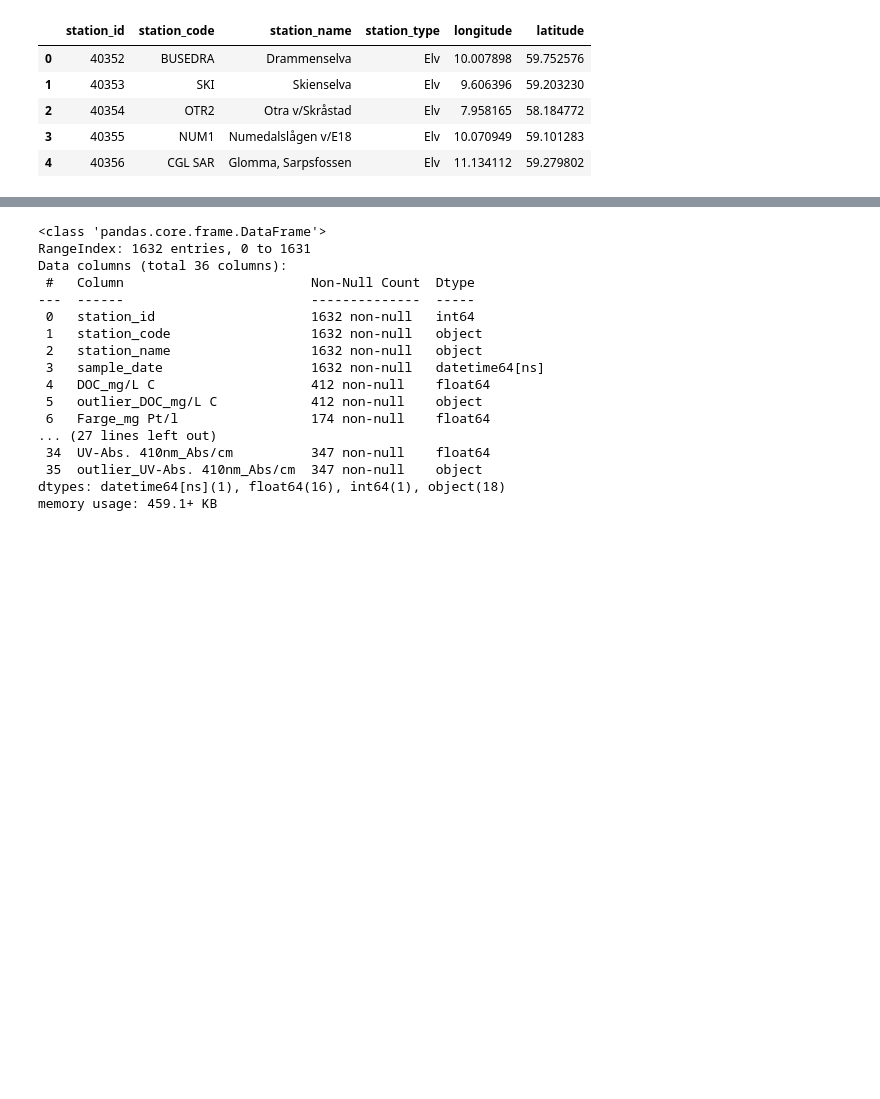
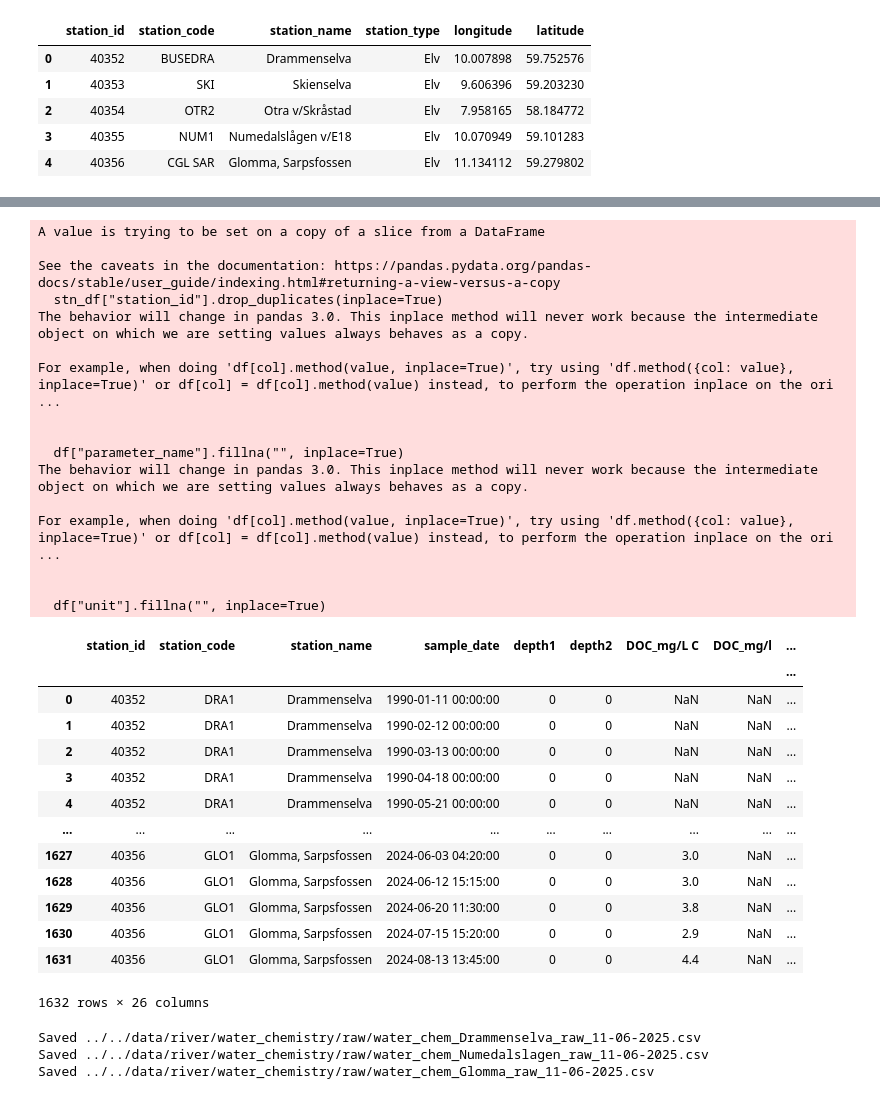
Before and after one commit to NIVANorge/niva-aquainfra, a Jupyter notebook: code/river_inputs/chem1_get_data.ipynb, the cells around one changed output, grey strips where cells are left out. Drawn from its saved outputs; the diff is of its cells as text; code cells hidden in the pictures; blank space fills up the shorter version.

Commit message:
Save water chemistry data in separate files and update description

```diff
--- a/code/river_inputs/chem1_get_data.ipynb
+++ b/code/river_inputs/chem1_get_data.ipynb
@@ -41,9 +99,9 @@ proj_df.head()
 | 3 | 58 | MAR_BOK | Fagdata |
 | 4 | 59 | MAR_IMA | Fagdata |
 # %%
-# Filter to just the project for "Elveovervåkingsprogrammet"
+# Filter to just the project
 proj_df = proj_df.query(
-    "project_name.str.contains('Elveovervåkingsprogrammet')", engine="python"
+    "project_name.str.contains(@project_name)", engine="python"
 )
 proj_df
 # %% [output]
@@ -438,20 +198,0 @@ final_df.head()
-# %%
-final_df.info()
-# %% [output]
-<class 'pandas.core.frame.DataFrame'>
-RangeIndex: 1632 entries, 0 to 1631
-Data columns (total 36 columns):
- #   Column                        Non-Null Count  Dtype
----  ------                        --------------  -----
- 0   station_id                    1632 non-null   int64
- 1   station_code                  1632 non-null   object
- 2   station_name                  1632 non-null   object
- 3   sample_date                   1632 non-null   datetime64[ns]
- 4   DOC_mg/L C                    412 non-null    float64
- 5   outlier_DOC_mg/L C            412 non-null    object
- 6   Farge_mg Pt/l                 174 non-null    float64
-... (27 lines left out)
- 34  UV-Abs. 410nm_Abs/cm          347 non-null    float64
- 35  outlier_UV-Abs. 410nm_Abs/cm  347 non-null    object
-dtypes: datetime64[ns](1), float64(16), int64(1), object(18)
-memory usage: 459.1+ KB
@@ -460,0 +199,54 @@ final_df.to_csv('../../data/river/water_chem/cleaned_niva/dremmen_glomma_numed_w
+# %%
+wc_df, dup_df = nivapy.da.select_ndb_water_chemistry(
+    sel_stn_df, par_df, st_dt, end_dt, eng, lod_flags=False, drop_dups=True
+)
+
+wc_df['station_name'] = wc_df['station_name'].replace('Glomma v/Sarpefossen', 'Glomma, Sarpsfossen') # The station name for Glomma differs between the water chemistry data and the metadata. I rename it here for consistency and to simplify saving and further processing.
+wc_df
+# %% [output]
+A value is trying to be set on a copy of a slice from a DataFrame
+
+See the caveats in the documentation: https://pandas.pydata.org/pandas-docs/stable/user_guide/indexing.html#returning-a-view-versus-a-copy
+  stn_df["station_id"].drop_duplicates(inplace=True)
+The behavior will change in pandas 3.0. This inplace method will never work because the intermediate object on which we are setting values always behaves as a copy.
+
+For example, when doing 'df[col].method(value, inplace=True)', try using 'df.method({col: value}, inplace=True)' or df[col] = df[col].method(value) instead, to perform the operation inplace on the ori ...
+
+
+  df["parameter_name"].fillna("", inplace=True)
+The behavior will change in pandas 3.0. This inplace method will never work because the intermediate object on which we are setting values always behaves as a copy.
+
+For example, when doing 'df[col].method(value, inplace=True)', try using 'df.method({col: value}, inplace=True)' or df[col] = df[col].method(value) instead, to perform the operation inplace on the ori ...
+
+
+  df["unit"].fillna("", inplace=True)
+|  | station_id | station_code | station_name | sample_date | depth1 | depth2 | DOC_mg/L C | DOC_mg/l | ... |
+|  |  |  |  |  |  |  |  |  | ... |
+| 0 | 40352 | DRA1 | Drammenselva | 1990-01-11 00:00:00 | 0 | 0 | NaN | NaN | ... |
+| 1 | 40352 | DRA1 | Drammenselva | 1990-02-12 00:00:00 | 0 | 0 | NaN | NaN | ... |
+| 2 | 40352 | DRA1 | Drammenselva | 1990-03-13 00:00:00 | 0 | 0 | NaN | NaN | ... |
+| 3 | 40352 | DRA1 | Drammenselva | 1990-04-18 00:00:00 | 0 | 0 | NaN | NaN | ... |
+| 4 | 40352 | DRA1 | Drammenselva | 1990-05-21 00:00:00 | 0 | 0 | NaN | NaN | ... |
+| ... | ... | ... | ... | ... | ... | ... | ... | ... | ... |
+| 1627 | 40356 | GLO1 | Glomma, Sarpsfossen | 2024-06-03 04:20:00 | 0 | 0 | 3.0 | NaN | ... |
+| 1628 | 40356 | GLO1 | Glomma, Sarpsfossen | 2024-06-12 15:15:00 | 0 | 0 | 3.0 | NaN | ... |
+| 1629 | 40356 | GLO1 | Glomma, Sarpsfossen | 2024-06-20 11:30:00 | 0 | 0 | 3.8 | NaN | ... |
+| 1630 | 40356 | GLO1 | Glomma, Sarpsfossen | 2024-07-15 15:20:00 | 0 | 0 | 2.9 | NaN | ... |
+| 1631 | 40356 | GLO1 | Glomma, Sarpsfossen | 2024-08-13 13:45:00 | 0 | 0 | 4.4 | NaN | ... |
+1632 rows × 26 columns
+# %%
+# Save water chemistry to csv
+for full_station_name, simple_river_name in river_mapper.items():
+    river_df = wc_df[wc_df['station_name'] == full_station_name]
+
+    if not river_df.empty:
+        filename = f'water_chem_{simple_river_name}_raw_{today_str}.csv'
+        filepath = os.path.join(base_dir, filename)
+        river_df.to_csv(filepath, index=False)
+        print(f'Saved {filepath}')
+    else:
+        print(f'No data for station: {full_station_name}')
+# %% [output]
+Saved ../../data/river/water_chemistry/raw/water_chem_Drammenselva_raw_11-06-2025.csv
+Saved ../../data/river/water_chemistry/raw/water_chem_Numedalslagen_raw_11-06-2025.csv
+Saved ../../data/river/water_chemistry/raw/water_chem_Glomma_raw_11-06-2025.csv
```
Also changed, not shown: parts of 32 cells of this notebook.
